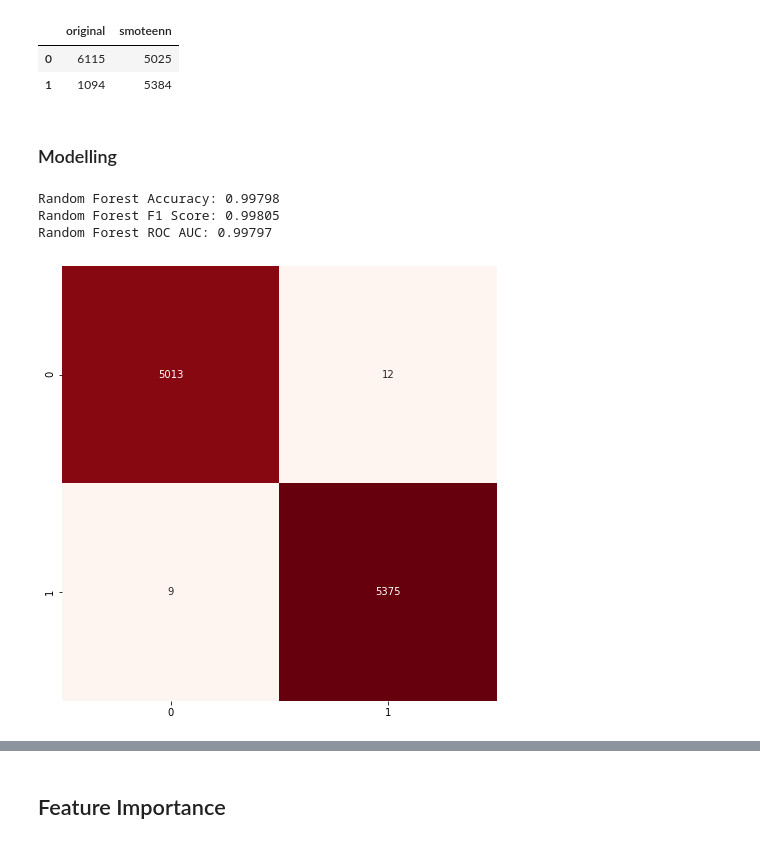
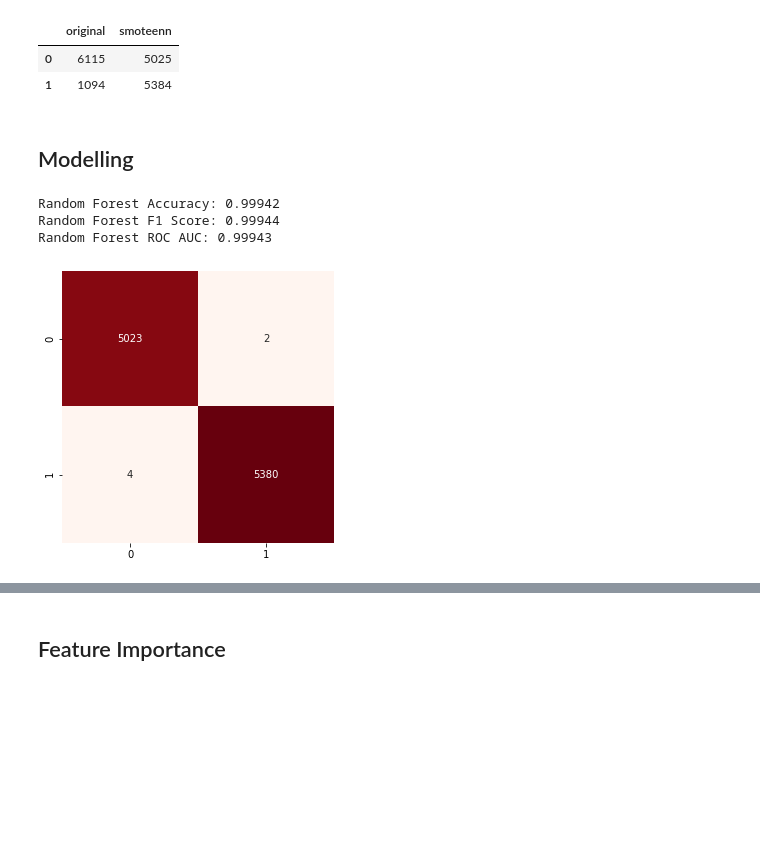
Before and after one commit to kai1130/Projects, a Jupyter notebook: Ethereum Fraud Detection/Ethereum Fraud Detection.ipynb, the cells around one changed output, grey strips where cells are left out. Saved outputs shown, nothing was run; the diff lists cells and outputs as text; code cells hidden in the pictures; blank space fills up the shorter version.

```diff
--- a/Ethereum Fraud Detection/Ethereum Fraud Detection.ipynb
+++ b/Ethereum Fraud Detection/Ethereum Fraud Detection.ipynb
@@ -352,7 +367,7 @@ pd.concat([y_train.value_counts().rename('original'), y_smt.value_counts().renam
 | 0 | 6115 | 5025 |
 | 1 | 1094 | 5384 |
 # %% [markdown]
-### Modelling
+## Modelling
 # %%
 skf = StratifiedKFold(n_splits=10, shuffle=True, random_state=0)
 # %%
@@ -361,20 +376,20 @@ rfc = RandomForestClassifier(max_features='sqrt', min_samples_leaf=1, min_sample
 # %%
 y_pred_rfc = cross_val_predict(rfc, X_smt, y_smt, n_jobs=-1, cv=skf)
 
 print('Random Forest Accuracy: {}'.format((accuracy_score(y_smt, y_pred_rfc).round(5))))
 print('Random Forest F1 Score: {}'.format((f1_score(y_smt, y_pred_rfc).round(5))))
 print('Random Forest ROC AUC: {}'.format((roc_auc_score(y_smt, y_pred_rfc).round(5))))
 
 matrix_confusion = confusion_matrix(y_smt, y_pred_rfc)
 sns.heatmap(matrix_confusion, square=True, annot=True, cmap='Reds', fmt='d', cbar=False)
 fig=plt.gcf()
-fig.set_size_inches(8,8)
+fig.set_size_inches(5,5)
 plt.show()
 # %% [output]
-Random Forest Accuracy: 0.99798
-Random Forest F1 Score: 0.99805
-Random Forest ROC AUC: 0.99797
+Random Forest Accuracy: 0.99942
+Random Forest F1 Score: 0.99944
+Random Forest ROC AUC: 0.99943
-[figure, old version]
+[figure, new version]
 # %%
 xgc = xgb.XGBClassifier(booster='gbtree', tree_method='hist', colsample_bytree=0.95,
                         learning_rate=0.1, max_depth=8, min_child_weight=1, n_estimators=240, n_jobs=-1,
```
Also changed, not shown: parts of 28 cells of this notebook.
